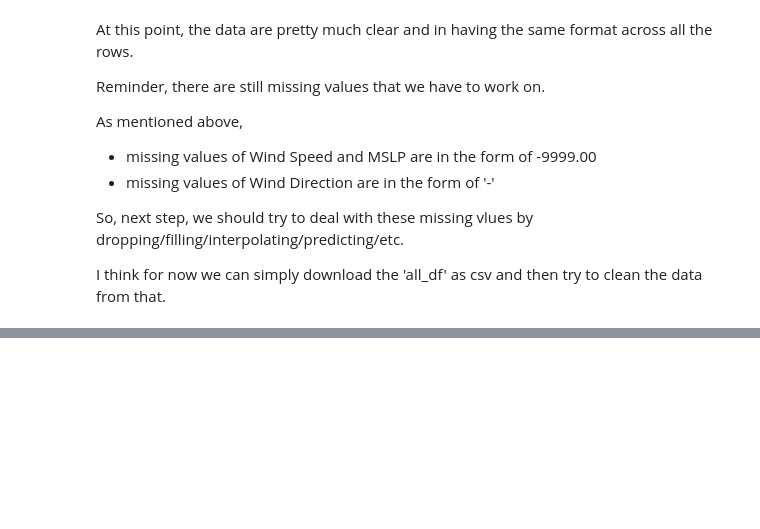
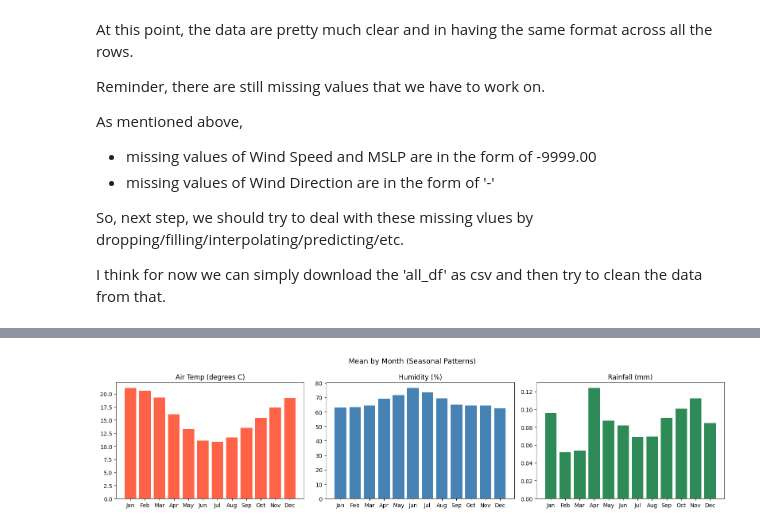
Before and after one commit to njir0003/ADS2001-M2, a Jupyter notebook: Data_Cleaning_1.ipynb, the cells around one changed output, grey strips where cells are left out. Cells and saved outputs as stored; diff of their text form; code cells hidden in the pictures; blank space fills up the shorter version.

```diff
--- a/Data_Cleaning_1.ipynb
+++ b/Data_Cleaning_1.ipynb
@@ -532,0 +597,11 @@ I think for now we can simply download the 'all_df' as csv and then try to clean
+# %%
+# Ensure correct dtype before interpolating
+all_df['Wind Speed (km/h)'] = pd.to_numeric(all_df['Wind Speed (km/h)'], errors='coerce')
+all_df['MSLP (hPa)'] = pd.to_numeric(all_df['MSLP (hPa)'], errors='coerce')
+
+# Fill with linear interpolation
+all_df['Wind Speed (km/h)'] = all_df['Wind Speed (km/h)'].interpolate(method='linear')
+all_df['MSLP (hPa)'] = all_df['MSLP (hPa)'].interpolate(method='linear')
+
+# Verify
+print(all_df[['Wind Speed (km/h)', 'MSLP (hPa)']].isna().sum())
@@ -532,0 +769,23 @@ I think for now we can simply download the 'all_df' as csv and then try to clean
+# %%
+# Average by month-of-year to show seasonality
+all_df['month'] = all_df.index.month
+seasonal = all_df.groupby('month')[['Air Temp (degrees C)', 'Humidity (%)', 'Rainfall (mm)']].mean()
+
+fig, axes = plt.subplots(1, 3, figsize=(16, 4))
+fig.suptitle('Mean by Month (Seasonal Patterns)', fontsize=13)
+
+month_labels = ['Jan','Feb','Mar','Apr','May','Jun','Jul','Aug','Sep','Oct','Nov','Dec']
+
+for ax, col, color in zip(axes, seasonal.columns, ['tomato', 'steelblue', 'seagreen']):
+    ax.bar(seasonal.index, seasonal[col], color=color)
+    ax.set_xticks(range(1, 13))
+    ax.set_xticklabels(month_labels)
+    ax.set_title(col)
+
+plt.tight_layout()
+plt.savefig(f'{PLOTS_DIR}/dc1_03_seasonal_patterns.png', dpi=300, bbox_inches='tight')
+plt.show()
+
+all_df.drop(columns=['month'], inplace=True)
+# %% [output]
+[figure, added]
```
Also changed, not shown: parts of 82 cells of this notebook.
